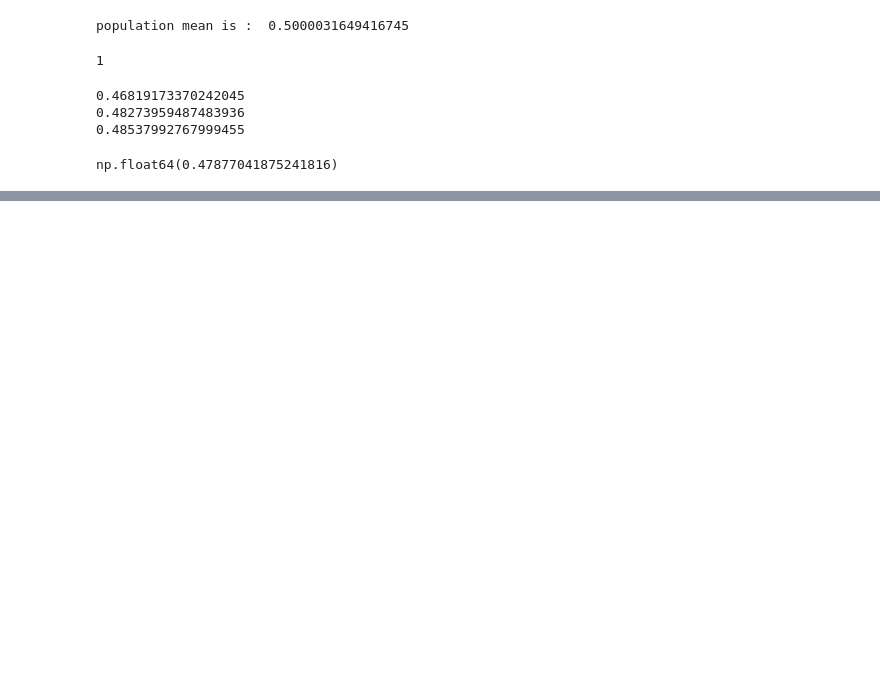
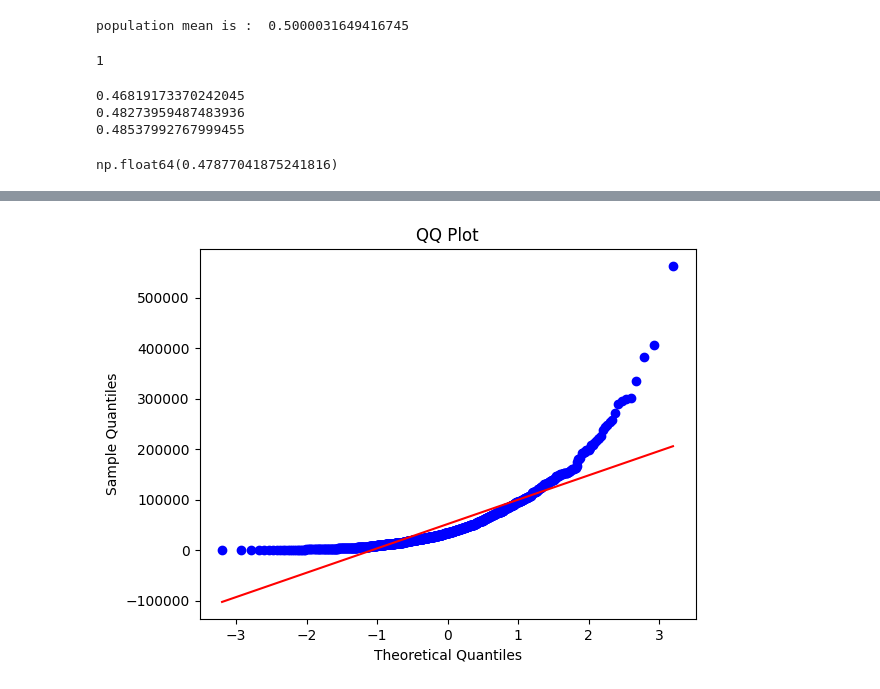
Before and after one commit to rahul8879/ai-ml-akila, a Jupyter notebook: maths/stats/01_stats.ipynb, the cells around one changed output, grey strips where cells are left out. Saved outputs shown, nothing was run; the diff lists cells and outputs as text; code cells hidden in the pictures; blank space fills up the shorter version.

Commit message:
added stats notes + code

```diff
--- a/maths/stats/01_stats.ipynb
+++ b/maths/stats/01_stats.ipynb
@@ -27,0 +91,12 @@ np.float64(0.47877041875241816)
+# %%
+# QQ plot
+import scipy.stats as stats
+import matplotlib.pyplot as plt
+
+stats.probplot(salary, dist="norm", plot=plt)
+plt.title('QQ Plot')
+plt.xlabel('Theoretical Quantiles')
+plt.ylabel('Sample Quantiles')
+plt.show()
+# %% [output]
+[figure, added]
```
Also changed, not shown: parts of 10 cells of this notebook, 1 other file.
